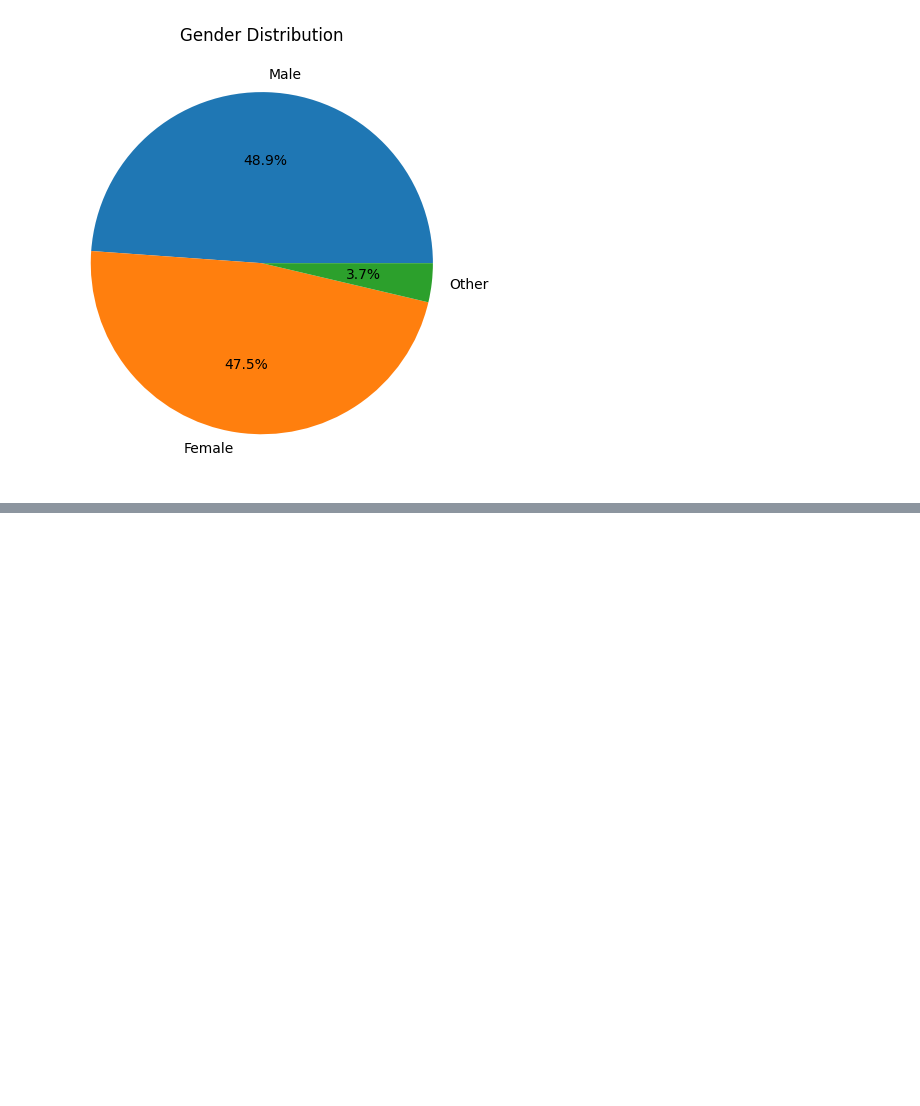
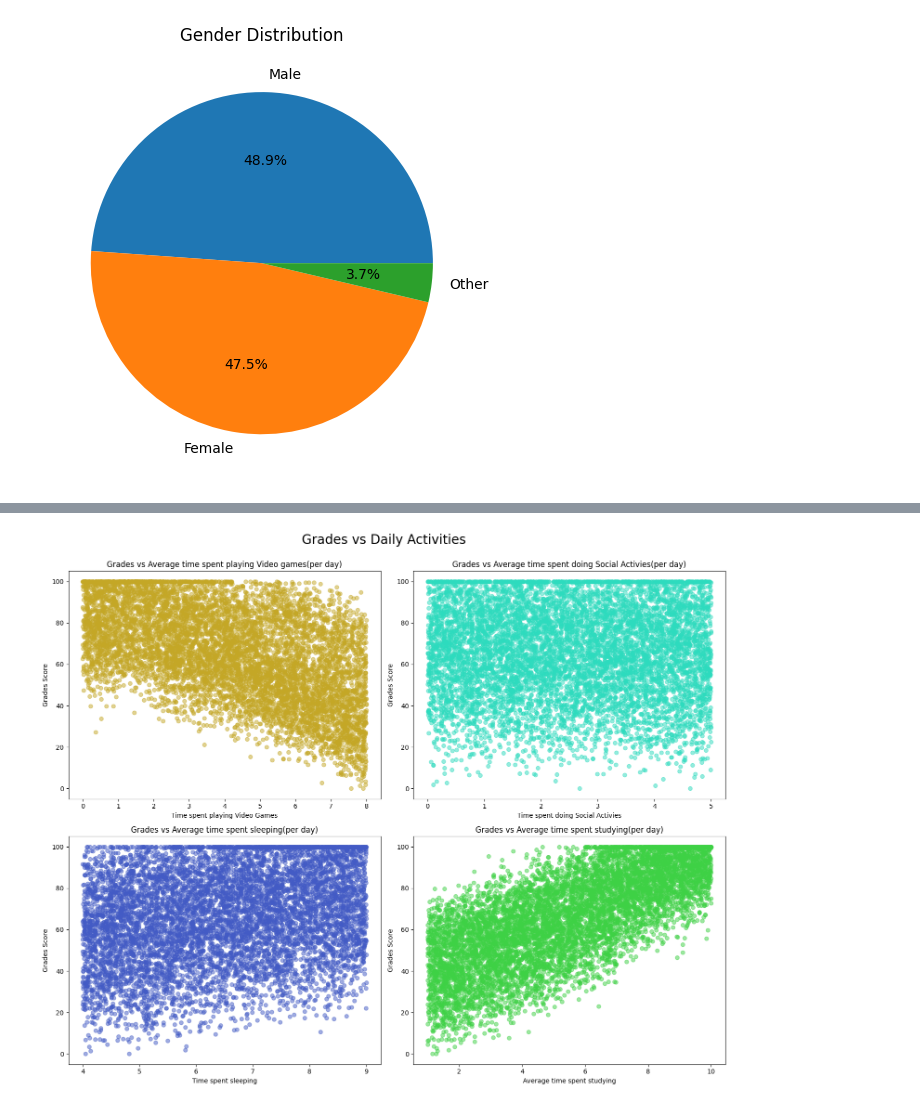
Before and after one commit to Chim-Cham/kk1-pythonAnalysis, a Jupyter notebook: notebook.ipynb, the cells around one changed output, grey strips where cells are left out. Drawn from its saved outputs; the diff is of its cells as text; code cells hidden in the pictures; blank space fills up the shorter version.

```diff
--- a/notebook.ipynb
+++ b/notebook.ipynb
@@ -150,0 +163,28 @@ As for the gender distribution it's not as even due to people identifying as "Ot
+# %%
+fig, ax = plt.subplots(2, 2, figsize=(15, 12))
+
+ax[0][0].scatter(dataset['gaming_hours'], dataset['grades'], alpha=0.5, color="#c4a726")
+ax[0][0].set_title('Grades vs Average time spent playing Video games(per day)')
+ax[0][0].set_xlabel('Time spent playing Video Games')
+ax[0][0].set_ylabel('Grades Score')
+
+ax[0][1].scatter(dataset['social_activity'], dataset['grades'], alpha=0.5, color="#2ddbbe")
+ax[0][1].set_title('Grades vs Average time spent doing Social Activies(per day)')
+ax[0][1].set_xlabel('Time spent doing Social Activies')
+ax[0][1].set_ylabel('Grades Score')
+
+ax[1][0].scatter(dataset['sleep_hours'], dataset['grades'], alpha=0.5, color="#435bc5")
+ax[1][0].set_title('Grades vs Average time spent sleeping(per day)')
+ax[1][0].set_xlabel('Time spent sleeping')
+ax[1][0].set_ylabel('Grades Score')
+
+ax[1][1].scatter(dataset['study_hours'], dataset['grades'], alpha=0.5, color="#3ed145")
+ax[1][1].set_title('Grades vs Average time spent studying(per day)')
+ax[1][1].set_xlabel('Average time spent studying')
+ax[1][1].set_ylabel('Grades Score')
+
+plt.suptitle("Grades vs Daily Activities", fontsize=20, y=1)
+plt.tight_layout()
+plt.show()
+# %% [output]
+[figure, added]
```
Also changed, not shown: parts of 7 cells of this notebook.
